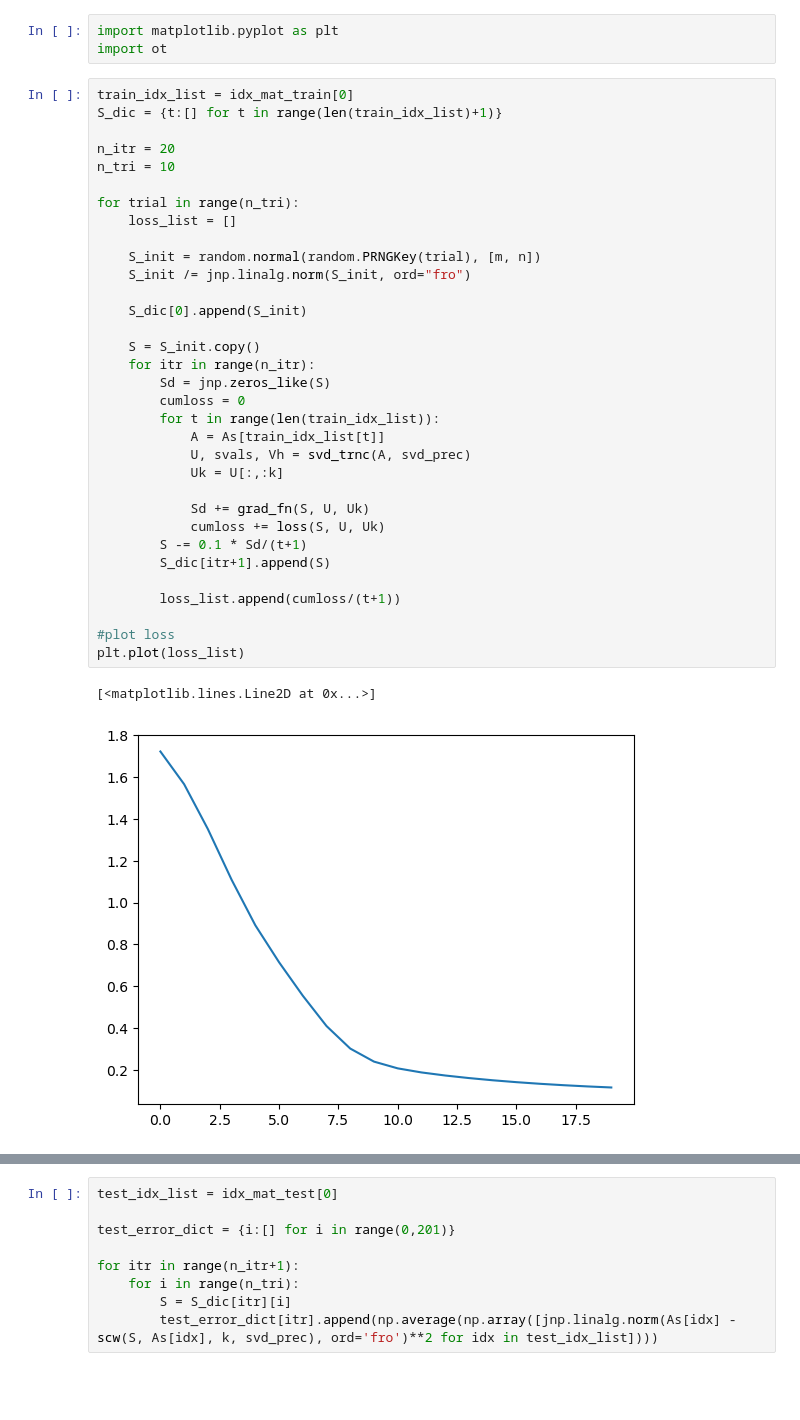
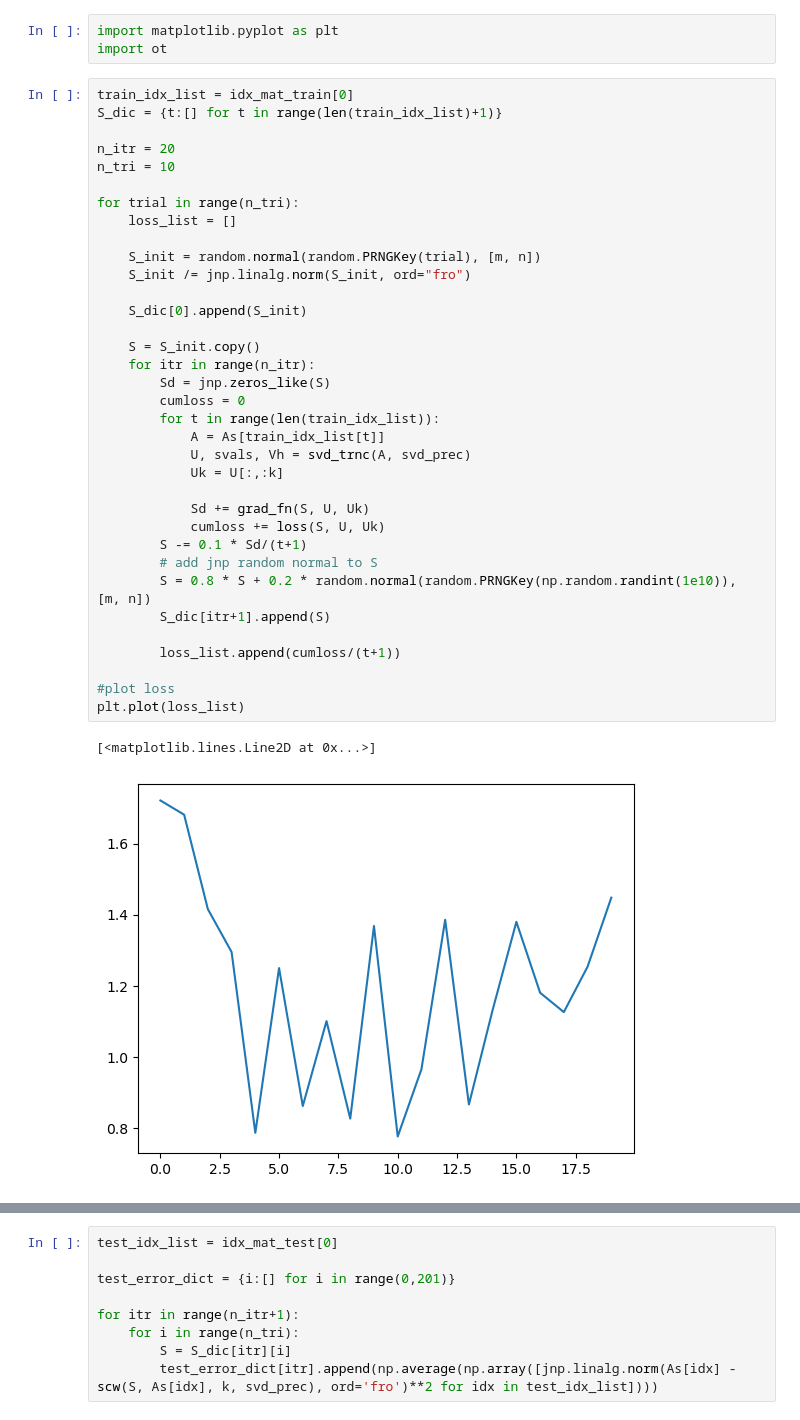
Before and after one commit to ssakaue/data-driven-lra-code, a Jupyter notebook: test.ipynb, the cells around one changed output, grey strips where cells are left out. Cells and saved outputs as stored; diff of their text form; blank space fills up the shorter version.

```diff
--- a/test.ipynb
+++ b/test.ipynb
@@ -99,34 +99,36 @@ n_itr = 20
 n_tri = 10
 
 for trial in range(n_tri):
     loss_list = []
 
     S_init = random.normal(random.PRNGKey(trial), [m, n])
     S_init /= jnp.linalg.norm(S_init, ord="fro")
 
     S_dic[0].append(S_init)
 
     S = S_init.copy()
     for itr in range(n_itr):
         Sd = jnp.zeros_like(S)
         cumloss = 0
         for t in range(len(train_idx_list)):
             A = As[train_idx_list[t]]
             U, svals, Vh = svd_trnc(A, svd_prec)
             Uk = U[:,:k]
 
             Sd += grad_fn(S, U, Uk)
             cumloss += loss(S, U, Uk)
         S -= 0.1 * Sd/(t+1)
+        # add jnp random normal to S
+        S = 0.8 * S + 0.2 * random.normal(random.PRNGKey(np.random.randint(1e10)), [m, n])
         S_dic[itr+1].append(S)
 
         loss_list.append(cumloss/(t+1))
 
 #plot loss
 plt.plot(loss_list)
 # %% [output]
 [<matplotlib.lines.Line2D at 0x...>]
-[figure, old version]
+[figure, new version]
 # %%
 wd_list = []
 
```
Also changed, not shown: parts of 2 cells of this notebook.
